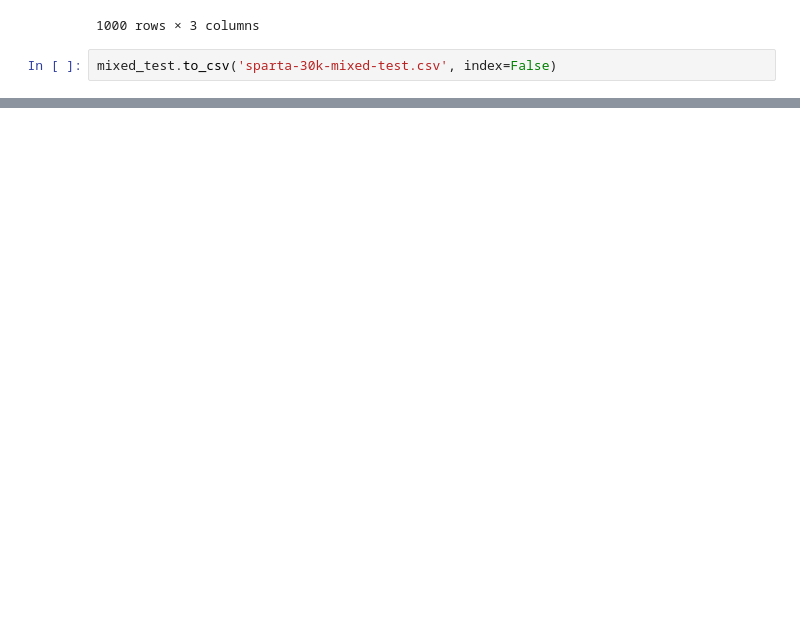
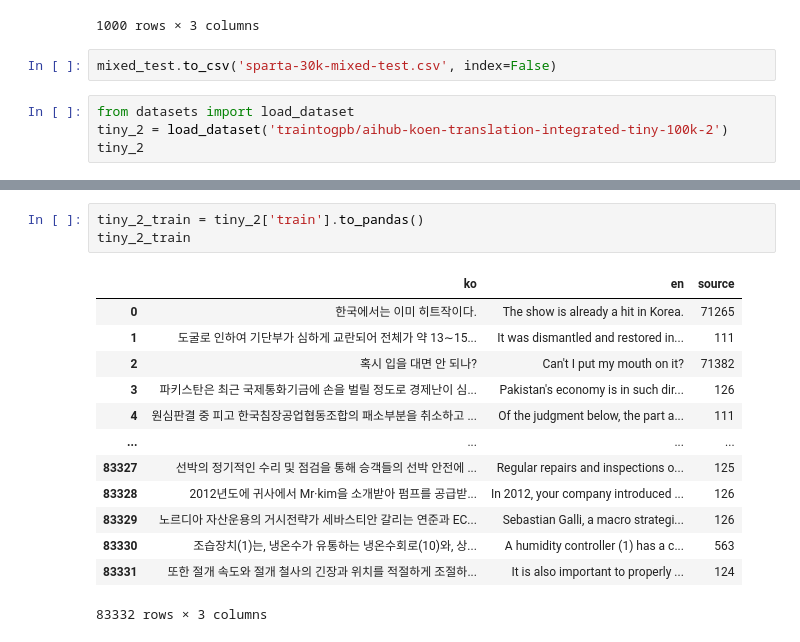
Before and after one commit to TrainToGPB/slm-mmt-exp, a Jupyter notebook: translation_datasets/koen/aihub_flores/aihub_flores_integration.ipynb, the cells around one changed output, grey strips where cells are left out. Drawn from its saved outputs; the diff is of its cells as text; blank space fills up the shorter version.

```diff
--- a/translation_datasets/koen/aihub_flores/aihub_flores_integration.ipynb
+++ b/translation_datasets/koen/aihub_flores/aihub_flores_integration.ipynb
@@ -387,3 +387,7 @@ mixed_test
 1000 rows × 3 columns
 # %%
 mixed_test.to_csv('sparta-30k-mixed-test.csv', index=False)
+# %%
+from datasets import load_dataset
+tiny_2 = load_dataset('traintogpb/aihub-koen-translation-integrated-tiny-100k-2')
+tiny_2
@@ -389,0 +405,17 @@ mixed_test.to_csv('sparta-30k-mixed-test.csv', index=False)
+# %%
+tiny_2_train = tiny_2['train'].to_pandas()
+tiny_2_train
+# %% [output]
+|  | ko | en | source |
+| 0 | 한국에서는 이미 히트작이다. | The show is already a hit in Korea. | 71265 |
+| 1 | 도굴로 인하여 기단부가 심하게 교란되어 전체가 약 13∼15... | It was dismantled and restored in... | 111 |
+| 2 | 혹시 입을 대면 안 되나? | Can't I put my mouth on it? | 71382 |
+| 3 | 파키스탄은 최근 국제통화기금에 손을 벌릴 정도로 경제난이 심... | Pakistan's economy is in such dir... | 126 |
+| 4 | 원심판결 중 피고 한국침장공업협동조합의 패소부분을 취소하고 ... | Of the judgment below, the part a... | 111 |
+| ... | ... | ... | ... |
+| 83327 | 선박의 정기적인 수리 및 점검을 통해 승객들의 선박 안전에 ... | Regular repairs and inspections o... | 125 |
+| 83328 | 2012년도에 귀사에서 Mr·kim을 소개받아 펌프를 공급받... | In 2012, your company introduced ... | 126 |
+| 83329 | 노르디아 자산운용의 거시전략가 세바스티안 갈리는 연준과 EC... | Sebastian Galli, a macro strategi... | 126 |
+| 83330 | 조습장치(1)는, 냉온수가 유통하는 냉온수회로(10)와, 상... | A humidity controller (1) has a c... | 563 |
+| 83331 | 또한 절개 속도와 절개 철사의 긴장과 위치를 적절하게 조절하... | It is also important to properly ... | 124 |
+83332 rows × 3 columns
```
Also changed, not shown: parts of 3 cells of this notebook, 8 other files.
